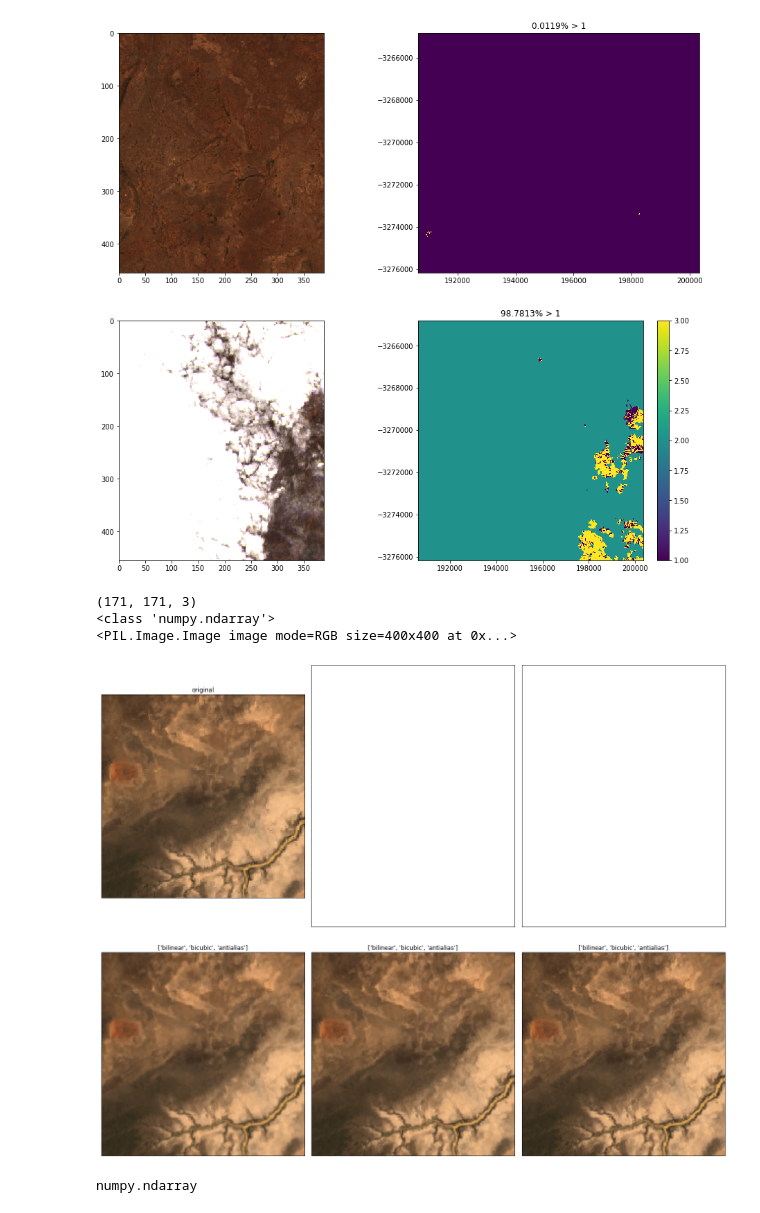
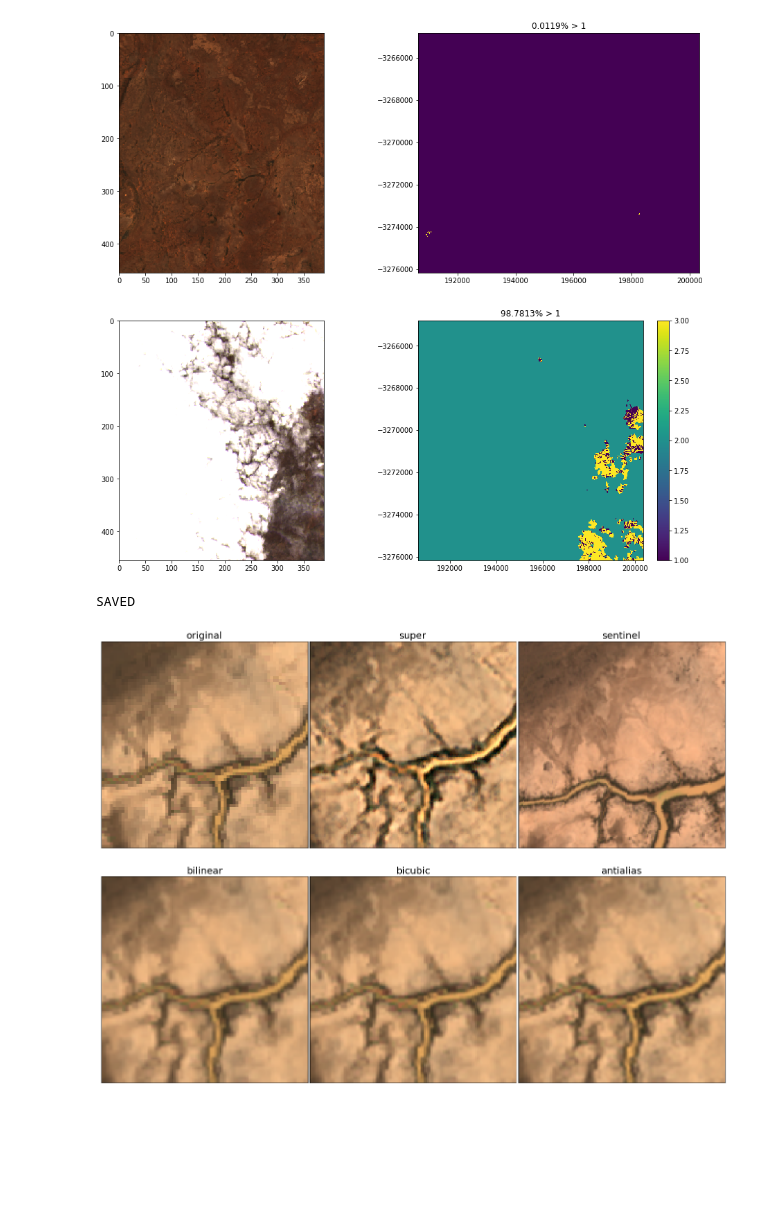
Before and after one commit to jibbals/supersat, a Jupyter notebook: example_snippets.ipynb, the cells around one changed output. Cells and saved outputs as stored; diff of their text form; code cells hidden in the pictures; blank space fills up the shorter version.

Commit message:
Finished to the point of example figures and video

```diff
--- a/example_snippets.ipynb
+++ b/example_snippets.ipynb
@@ -163,65 +163,81 @@ INFO: min, max:  13 242
 <matplotlib.colorbar.Colorbar at 0x...>
 [figure]
 # %%
-
+import numpy as np
 from PIL import Image
 import imageio
 import matplotlib.pyplot as plt
 import matplotlib.image as mpimg
+
 
 def imresize(img,res,interp):
 
     img1pil=Image.fromarray(img)
     return img1pil.resize(res, interp)
 
-interp = Image.BILINEAR
-
 
 ## Read image to PIL class
 ##
 LS8_ORIG = "batch4/0095_landsat_02.png"
-LS8_SUPER = "batch4_hr/xxx.png"
-SEN_ORIG = "batch4/xxxxx_kkk_mm.png"
+LS8_SUPER = "batch4_hr/0095_landsat_02.png"
+SEN_ORIG = "batch4/0095_sentinel_02.png"
 
 orig = imageio.imread(LS8_ORIG).__array__()
-#supe = mpimg.imread(LS8_SUPER)
-#sen = mpimg.imread(SEN_ORIG)
-print(orig.shape)
-print(type(orig))
+supe = mpimg.imread(LS8_SUPER).__array__()
+sen = mpimg.imread(SEN_ORIG).__array__()
+
+## comparison
+zoom_in = slice(250,None,1), slice(200,-50,1)
+zoom_in_orig = slice (100,None,1), slice(80,-20,1)
+#zoom_in = None
 
 # get interpolations to compare
 bil = imresize(orig,(400,400),Image.BILINEAR)
 cub = imresize(orig,(400,400),Image.BICUBIC)
 ant = imresize(orig,(400,400),Image.ANTIALIAS)
 
 f,axes = plt.subplots(2,3,figsize=[18,15])
 
-for i,img in enumerate([orig,]):
+
+for i,img in enumerate([orig,supe,sen]):
     plt.sca(axes[0,i])
-    plt.imshow(img)
-    plt.title(["original","super","sentinel"][i])
+    if zoom_in is not None:
+        if np.shape(img)[0] <350:
+            plt.imshow(img[zoom_in_orig])
+        else:
+            plt.imshow(img[zoom_in])
+    else:
+        plt.imshow(img)
+    plt.title(["original","super","sentinel"][i],fontsize=20)
 for i,img in enumerate([bil,cub,ant]):
     plt.sca(axes[1,i])
-    plt.imshow(img)
-    plt.title(["bilinear","bicubic","antialias"])
+    if zoom_in is not None:
+        plt.imshow(np.array(img)[zoom_in])
+    else:
+        plt.imshow(img)
+    plt.title(["bilinear","bicubic","antialias"][i],fontsize=20)
 
 for ax in axes.flatten():
     ax.set_xticks([])
     ax.set_yticks([])
     ax.set_xticklabels("")
     ax.set_yticklabels("")
 plt.tight_layout()
-
-
-# could use ANTIALIAS, BICUBIC, NEAREST, BILINEAR
-
-print(im_resized)
+plt.subplots_adjust(
+    left = 0.0,    # the left side of the subplots of the figure
+    right = 1.0,   # the right side of the subplots of the figure
+    bottom = 0.0,  # the bottom of the subplots of the figure
+    top = 0.9,     # the top of the subplots of the figure
+    wspace = 0.01,  # the amount of width reserved for space between subplots,
+                   # expressed as a fraction of the average axis width
+    hspace = 0.01,  # the amount of height reserved for space between subplots,
+                   # expressed as a fraction of the average axis height
+)
+if zoom_in is not None:
+    plt.savefig("Example_0095_tile_zoomed.png",dpi=600)
+else:
+    plt.savefig("Example_0095_tile.png",dpi=600)
+print("SAVED ")
 # %% [output]
-(171, 171, 3)
-<class 'numpy.ndarray'>
-<PIL.Image.Image image mode=RGB size=400x400 at 0x...>
+SAVED
-[figure, old version]
+[figure, new version]
-# %%
-type(orig.__array__())
-# %% [output]
-numpy.ndarray
```
Also changed, not shown: parts of 4 cells of this notebook, 3 other files.
